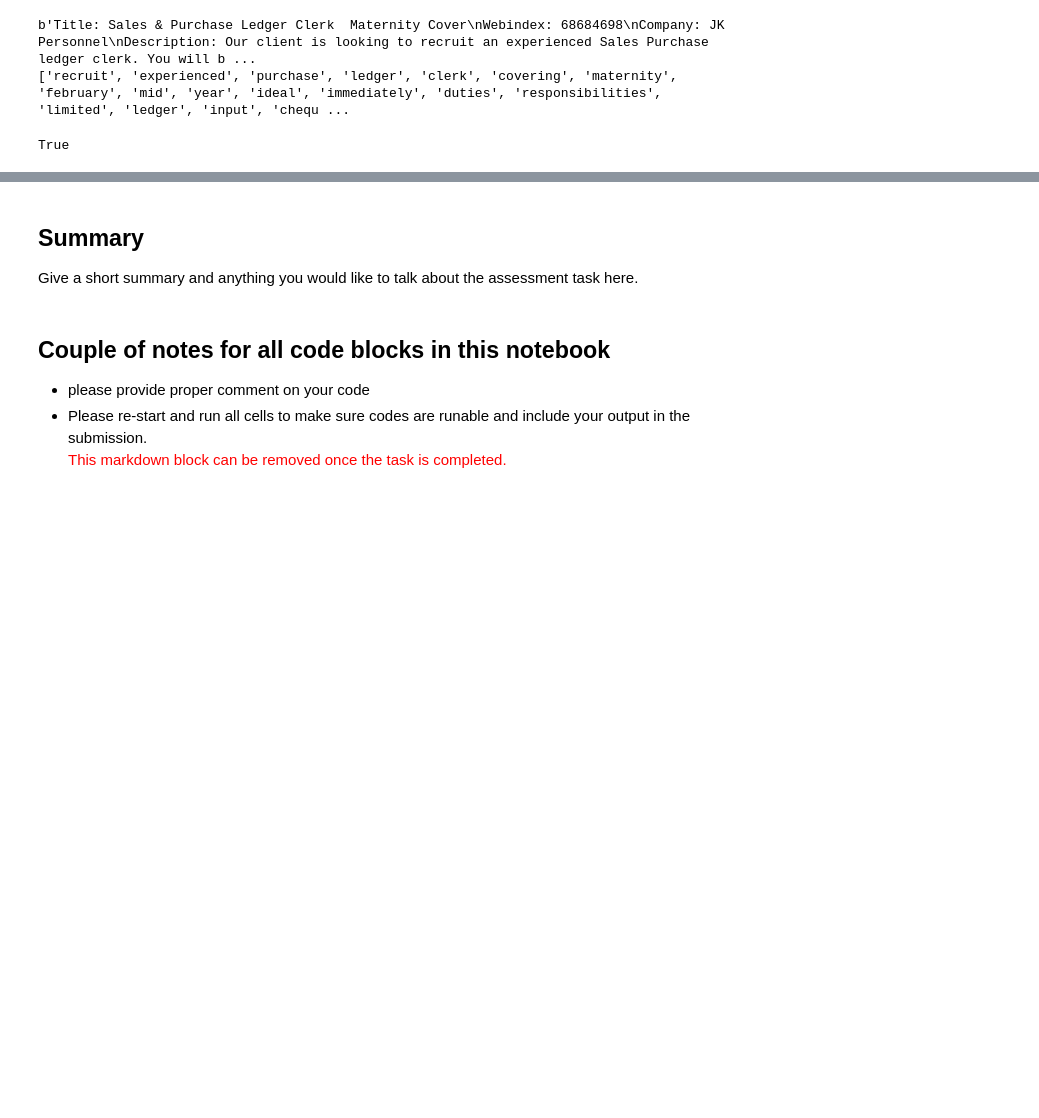
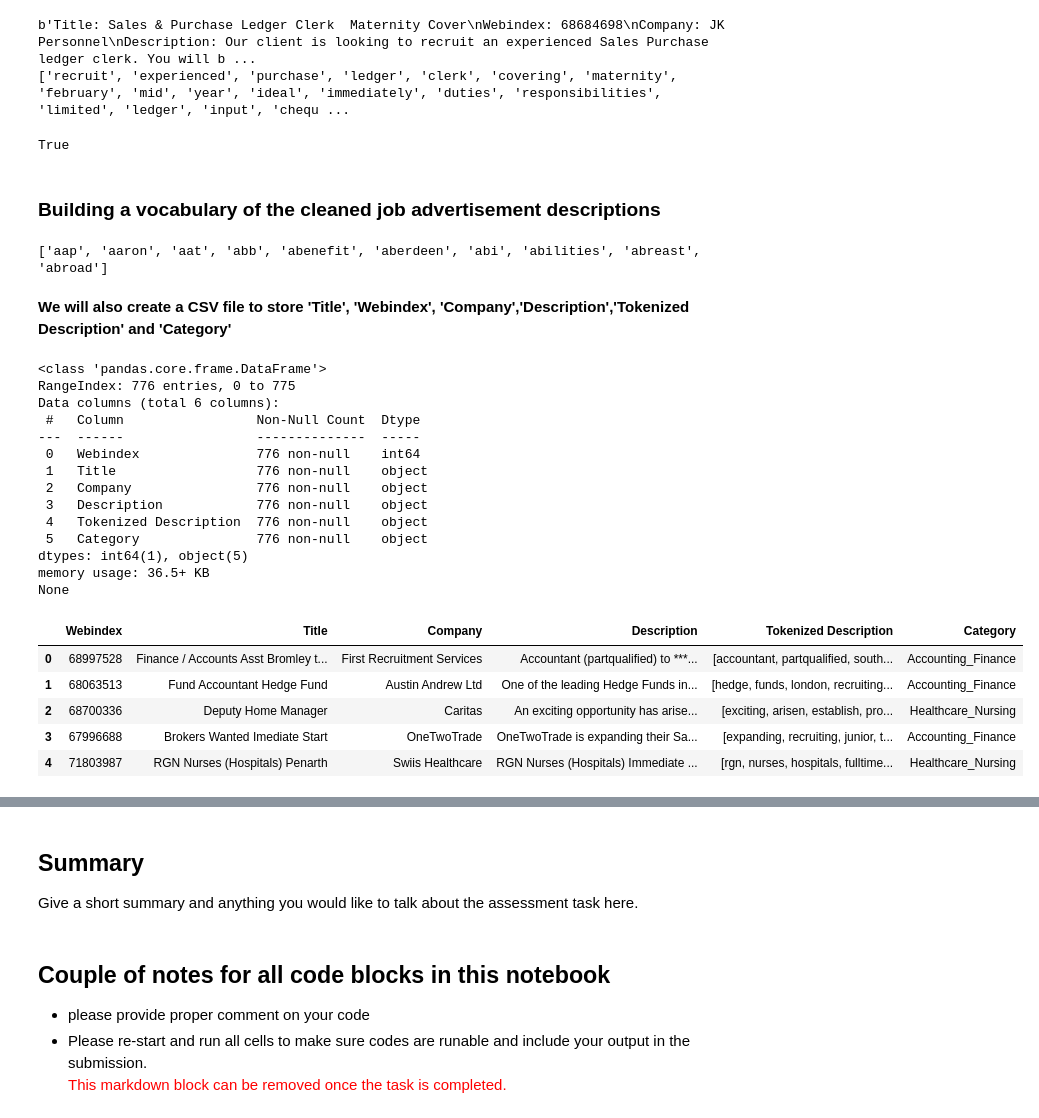
Before and after one commit to ayushpatel2002/jobs-data-NLP, a Jupyter notebook: task1.ipynb, the cells around one changed output, grey strips where cells are left out. Drawn from its saved outputs; the diff is of its cells as text; code cells hidden in the pictures; blank space fills up the shorter version.

Commit message:
Started working on Task 2

```diff
--- a/task1.ipynb
+++ b/task1.ipynb
@@ -431,0 +459,2 @@ True
+# %% [markdown]
+### Building a vocabulary of the cleaned job advertisement descriptions
@@ -431,0 +467,55 @@ True
+# %%
+# convert tokenized description into a alphabetically sorted list
+vocab = sorted(list(set(chain.from_iterable(tk_description))))
+
+# save the sorted vocabulary list into a file according to the required format
+generate_vocab(vocab, 'vocab.txt')
+
+
+# print out the first 10 words in the vocabulary to test
+print(vocab[:10])
+# %% [output]
+['aap', 'aaron', 'aat', 'abb', 'abenefit', 'aberdeen', 'abi', 'abilities', 'abreast', 'abroad']
+# %% [markdown]
+**We will also create a CSV file to store 'Title', 'Webindex', 'Company','Description','Tokenized Description' and 'Category'**
+# %%
+jobs_data = pd.DataFrame({'Webindex': webindex, 'Title': title, 'Company': company, 'Description': description,'Tokenized Description': tk_description, 'Category': category})
+
+# updated column Tokenized Description
+jobs_data['Tokenized Description'] = jobs_data['Tokenized Description']
+
+# updated column & replace the value in Category
+jobs_data['Category'] = jobs_data['Category'].replace([0,1,2,3],['Accounting_Finance','Engineering','Healthcare_Nursing','Sales'])
+
+# updated column & cast Webindex to int
+jobs_data['Webindex'] = jobs_data['Webindex'].astype(int)
+
+# save job ad to csv file
+jobs_data.to_csv('jobs_data.csv', index=False)
+
+# print basic info about the job_ad data frame
+print(jobs_data.info())
+
+# print first 5 rows
+jobs_data.head(5)
+# %% [output]
+<class 'pandas.core.frame.DataFrame'>
+RangeIndex: 776 entries, 0 to 775
+Data columns (total 6 columns):
+ #   Column                 Non-Null Count  Dtype
+---  ------                 --------------  -----
+ 0   Webindex               776 non-null    int64
+ 1   Title                  776 non-null    object
+ 2   Company                776 non-null    object
+ 3   Description            776 non-null    object
+ 4   Tokenized Description  776 non-null    object
+ 5   Category               776 non-null    object
+dtypes: int64(1), object(5)
+memory usage: 36.5+ KB
+None
+|  | Webindex | Title | Company | Description | Tokenized Description | Category |
+| 0 | 68997528 | Finance / Accounts Asst Bromley t... | First Recruitment Services | Accountant (partqualified) to ***... | [accountant, partqualified, south... | Accounting_Finance |
+| 1 | 68063513 | Fund Accountant Hedge Fund | Austin Andrew Ltd | One of the leading Hedge Funds in... | [hedge, funds, london, recruiting... | Accounting_Finance |
+| 2 | 68700336 | Deputy Home Manager | Caritas | An exciting opportunity has arise... | [exciting, arisen, establish, pro... | Healthcare_Nursing |
+| 3 | 67996688 | Brokers Wanted Imediate Start | OneTwoTrade | OneTwoTrade is expanding their Sa... | [expanding, recruiting, junior, t... | Accounting_Finance |
+| 4 | 71803987 | RGN Nurses (Hospitals) Penarth | Swiis Healthcare | RGN Nurses (Hospitals) Immediate ... | [rgn, nurses, hospitals, fulltime... | Healthcare_Nursing |
```
Also changed, not shown: parts of 15 cells of this notebook, 8 other files.
